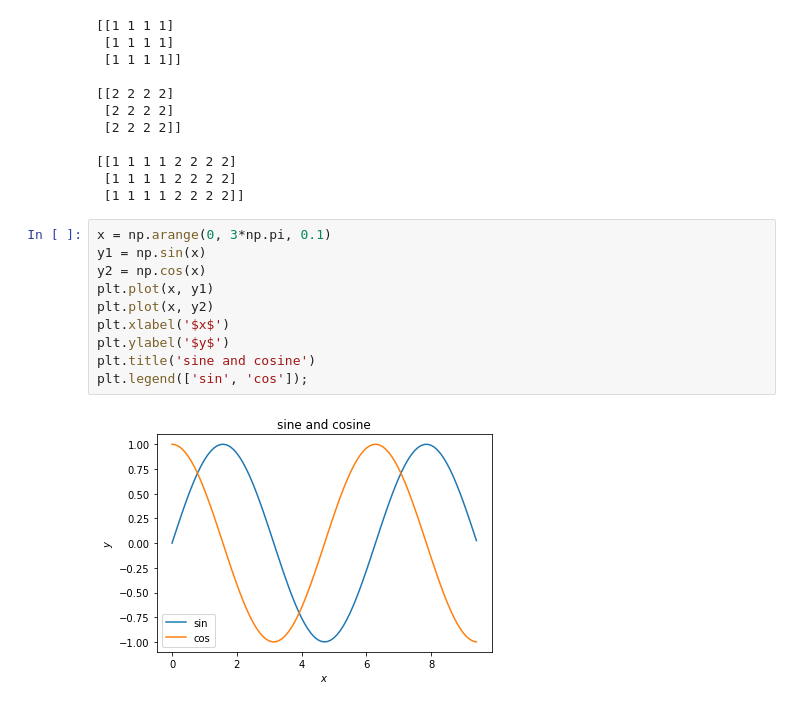
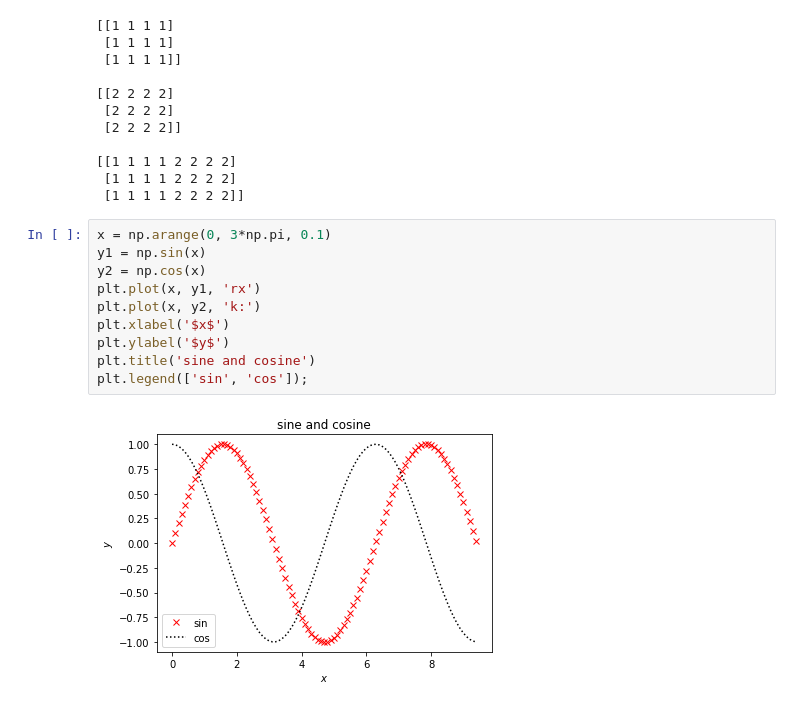
Before and after one commit to Mahrokh-Eb/Machine-Learning-With-Python, a Jupyter notebook: 1_1_1_numpy.ipynb, the cells around one changed output. Drawn from its saved outputs; the diff is of its cells as text.

```diff
--- a/1_1_1_numpy.ipynb
+++ b/1_1_1_numpy.ipynb
@@ -519,12 +519,12 @@ print(np.hstack((A, B)))
 # %%
 x = np.arange(0, 3*np.pi, 0.1)
 y1 = np.sin(x)
 y2 = np.cos(x)
-plt.plot(x, y1)
-plt.plot(x, y2)
+plt.plot(x, y1, 'rx')
+plt.plot(x, y2, 'k:')
 plt.xlabel('$x$')
 plt.ylabel('$y$')
 plt.title('sine and cosine')
 plt.legend(['sin', 'cos']);
 # %% [output]
-[figure, old version]
+[figure, new version]
```
